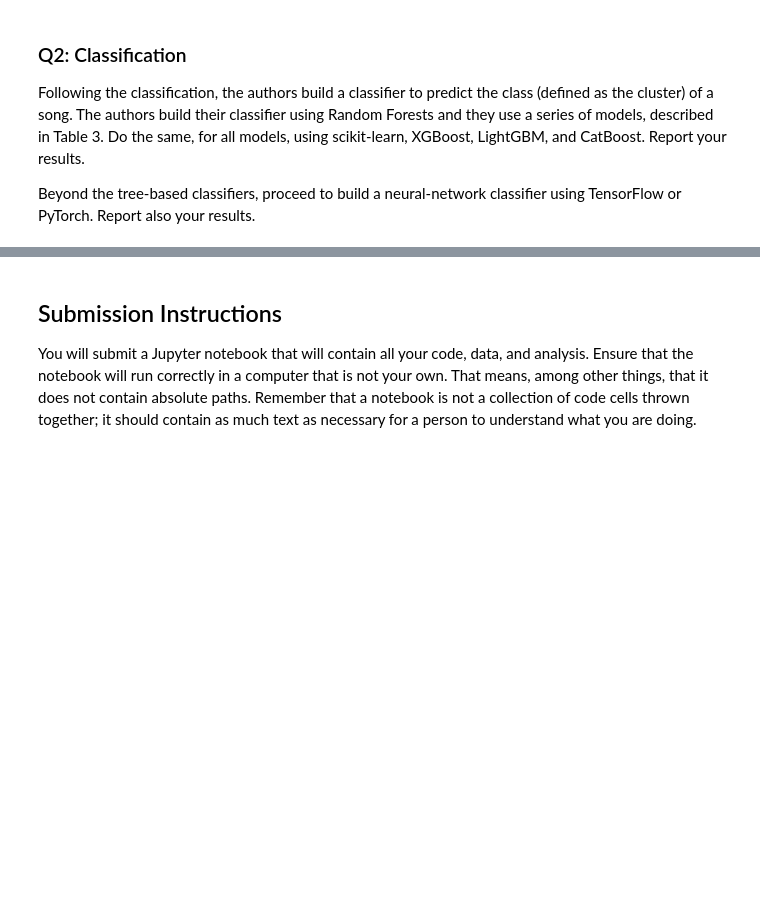
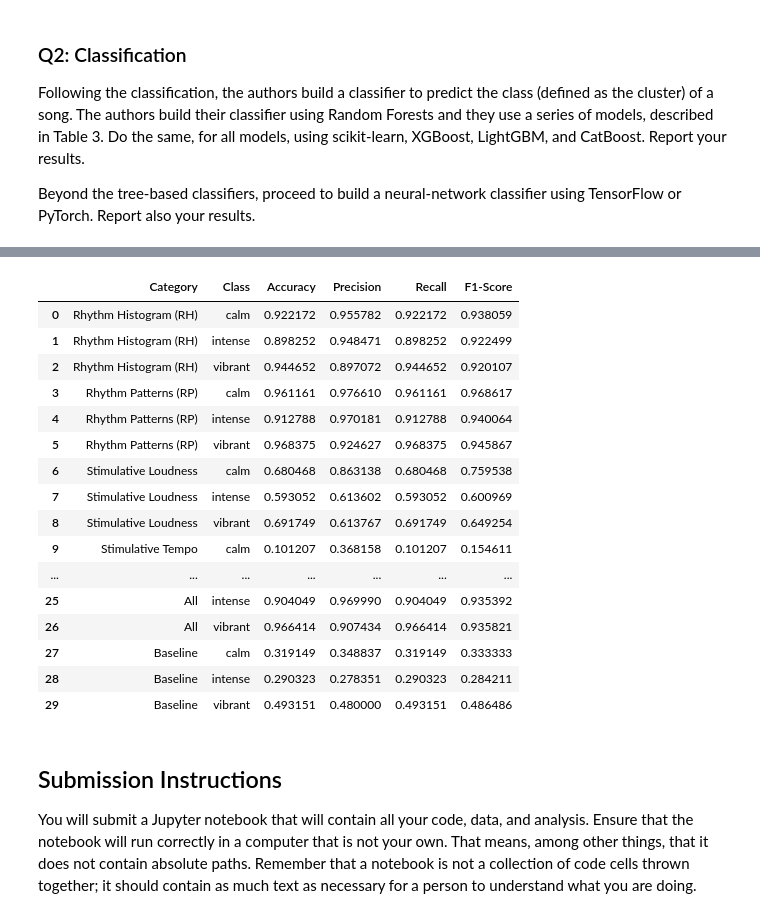
Before and after one commit to miketheofan/msc-in-data-science, a Jupyter notebook: pepmusic_assignment.ipynb, the cells around one changed output, grey strips where cells are left out. Cells and saved outputs as stored; diff of their text form; code cells hidden in the pictures; blank space fills up the shorter version.

```diff
--- a/pepmusic_assignment.ipynb
+++ b/pepmusic_assignment.ipynb
@@ -600,7 +867,25 @@ results_table
 # %%
-model = CatBoostClassifier(verbose=0, random_state=42, oneVsRest = False)
-results_table = produce_results_table(model, n_splits=1)
+model = CatBoostClassifier(random_state=42, verbose = 0)
+results_table = produce_results_table(get_columns_by_category, model, train_classifier)
 results_table
+# %% [output]
+|  | Category | Class | Accuracy | Precision | Recall | F1-Score |
+| 0 | Rhythm Histogram (RH) | calm | 0.922172 | 0.955782 | 0.922172 | 0.938059 |
+| 1 | Rhythm Histogram (RH) | intense | 0.898252 | 0.948471 | 0.898252 | 0.922499 |
+| 2 | Rhythm Histogram (RH) | vibrant | 0.944652 | 0.897072 | 0.944652 | 0.920107 |
+| 3 | Rhythm Patterns (RP) | calm | 0.961161 | 0.976610 | 0.961161 | 0.968617 |
+| 4 | Rhythm Patterns (RP) | intense | 0.912788 | 0.970181 | 0.912788 | 0.940064 |
+| 5 | Rhythm Patterns (RP) | vibrant | 0.968375 | 0.924627 | 0.968375 | 0.945867 |
+| 6 | Stimulative Loudness | calm | 0.680468 | 0.863138 | 0.680468 | 0.759538 |
+| 7 | Stimulative Loudness | intense | 0.593052 | 0.613602 | 0.593052 | 0.600969 |
+| 8 | Stimulative Loudness | vibrant | 0.691749 | 0.613767 | 0.691749 | 0.649254 |
+| 9 | Stimulative Tempo | calm | 0.101207 | 0.368158 | 0.101207 | 0.154611 |
+| ... | ... | ... | ... | ... | ... | ... |
+| 25 | All | intense | 0.904049 | 0.969990 | 0.904049 | 0.935392 |
+| 26 | All | vibrant | 0.966414 | 0.907434 | 0.966414 | 0.935821 |
+| 27 | Baseline | calm | 0.319149 | 0.348837 | 0.319149 | 0.333333 |
+| 28 | Baseline | intense | 0.290323 | 0.278351 | 0.290323 | 0.284211 |
+| 29 | Baseline | vibrant | 0.493151 | 0.480000 | 0.493151 | 0.486486 |
 # %% [markdown]
 ## Submission Instructions
 
```
Also changed, not shown: parts of 31 cells of this notebook, 1 other file.
